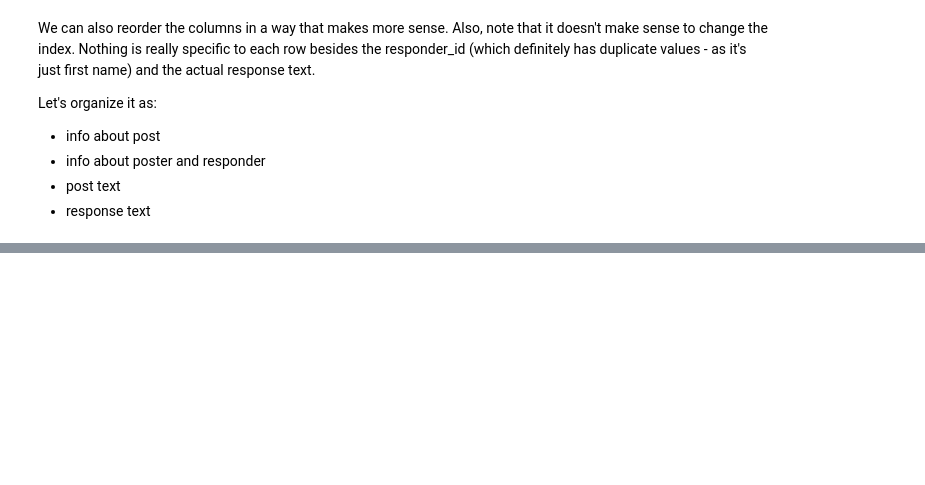
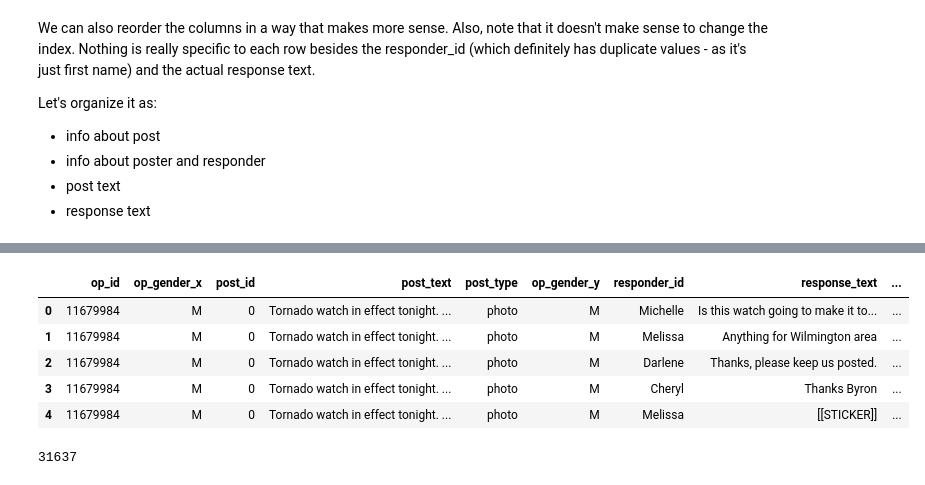
Before and after one commit to Data-Science-for-Linguists-2019/Gendered-Interaction-Online, a Jupyter notebook: exploratory_data_analysis/modifying_dataset.ipynb, the cells around one changed output, grey strips where cells are left out. Drawn from its saved outputs; the diff is of its cells as text; code cells hidden in the pictures; blank space fills up the shorter version.

```diff
--- a/exploratory_data_analysis/modifying_dataset.ipynb
+++ b/exploratory_data_analysis/modifying_dataset.ipynb
@@ -172,0 +295,18 @@ fb_posts_and_responses.head()
+# %%
+# remove op_id_y and rename op_id_x to just op_id
+fb_wiki_df = fb_wiki_df.drop('op_id_y', axis=1)
+fb_wiki_df.rename(columns={'op_id_x':'op_id'}, inplace=True)
+fb_wiki_df.head()
+# %% [output]
+|  | op_id | op_gender_x | post_id | post_text | post_type | op_gender_y | responder_id | response_text | ... |
+| 0 | 11679984 | M | 0 | Tornado watch in effect tonight. ... | photo | M | Michelle | Is this watch going to make it to... | ... |
+| 1 | 11679984 | M | 0 | Tornado watch in effect tonight. ... | photo | M | Melissa | Anything for Wilmington area | ... |
+| 2 | 11679984 | M | 0 | Tornado watch in effect tonight. ... | photo | M | Darlene | Thanks, please keep us posted. | ... |
+| 3 | 11679984 | M | 0 | Tornado watch in effect tonight. ... | photo | M | Cheryl | Thanks Byron | ... |
+| 4 | 11679984 | M | 0 | Tornado watch in effect tonight. ... | photo | M | Melissa | [[STICKER]] | ... |
+# %%
+# check for mismatches on gender
+mismatch = fb_wiki_df[fb_wiki_df.op_gender_x != fb_wiki_df.op_gender_y]
+len(mismatch)
+# %% [output]
+31637
```
Also changed, not shown: parts of 34 cells of this notebook.
